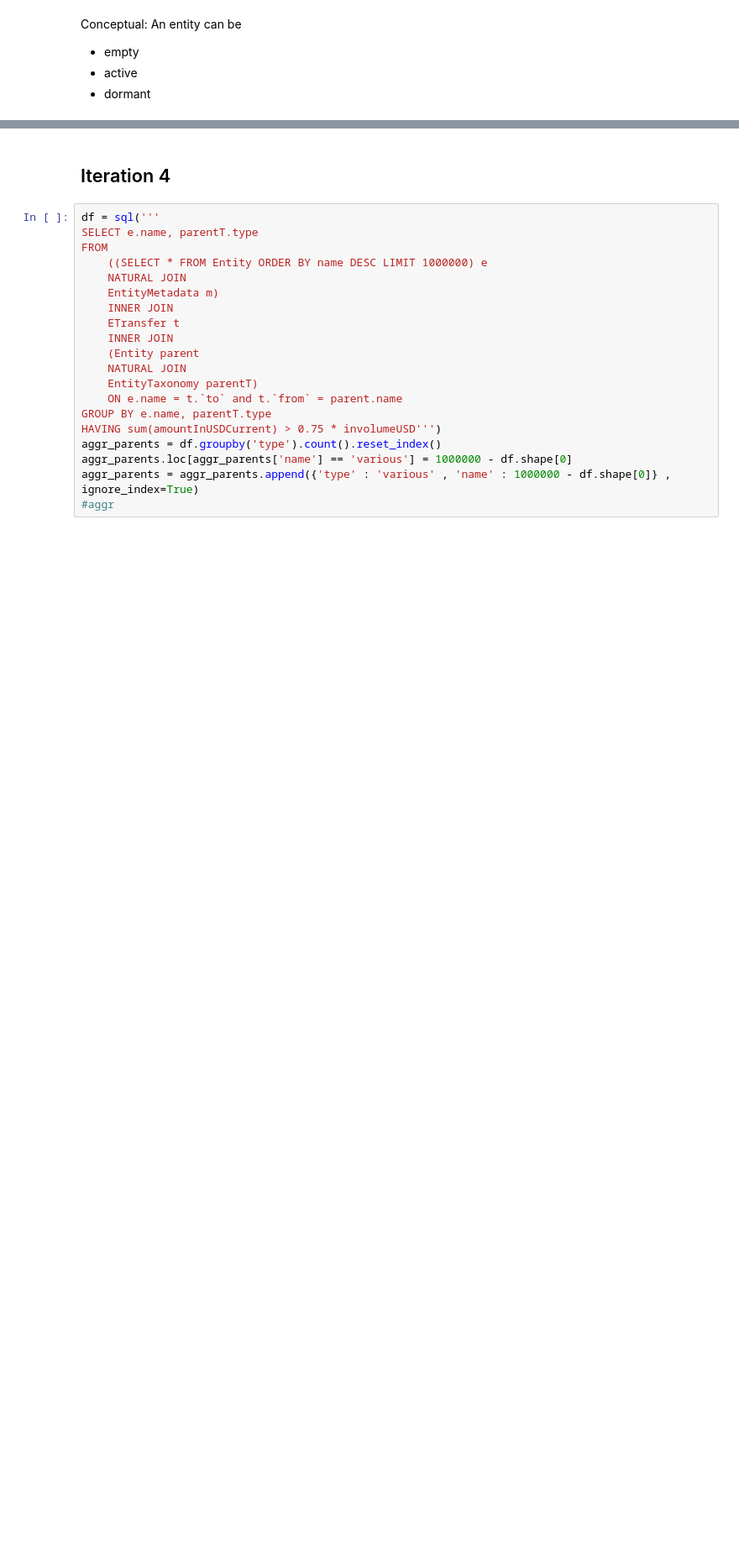
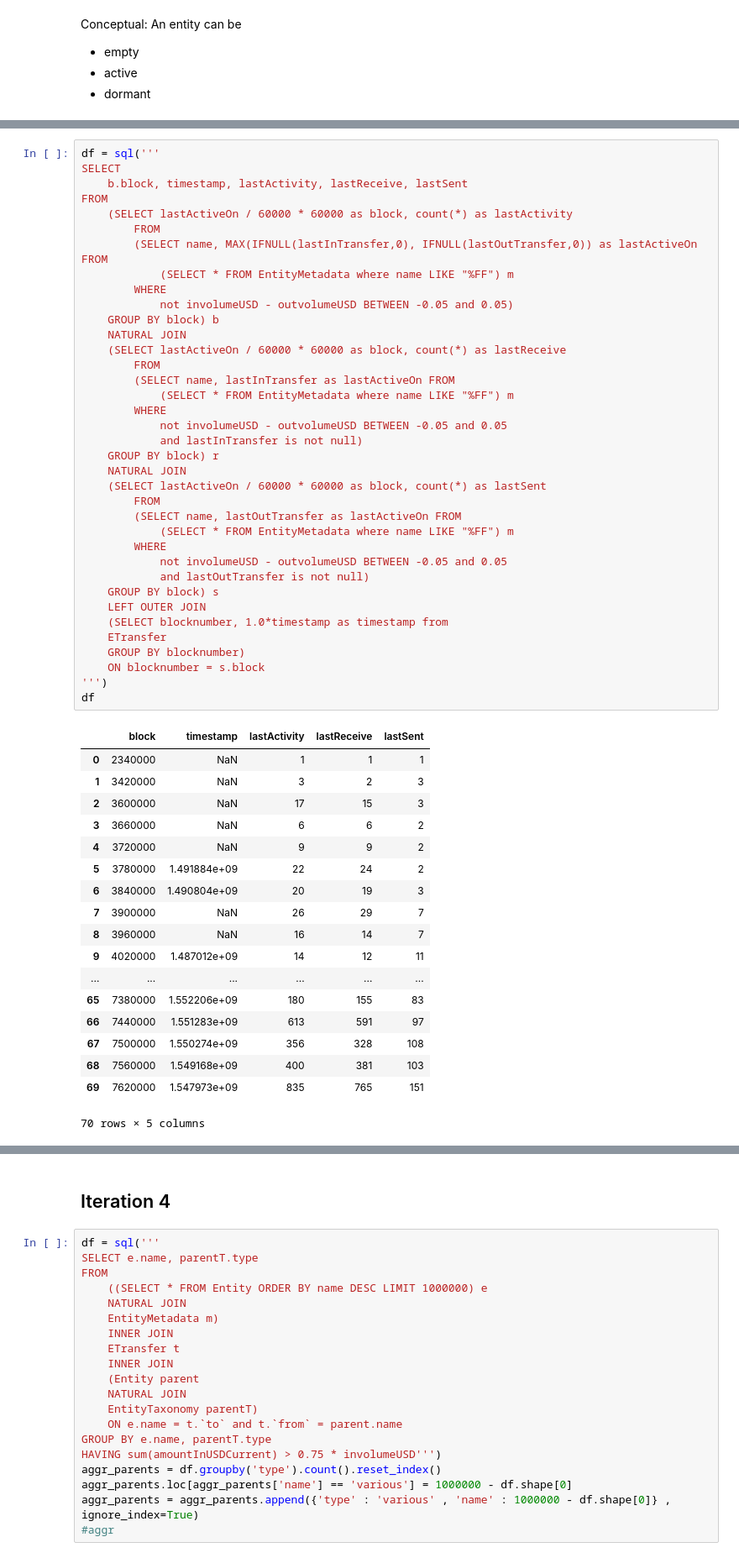
Before and after one commit to daniel-wenzel/polonius, a Jupyter notebook: jupyter/Taxonomy.ipynb, the cells around one changed output, grey strips where cells are left out. Shown: that part at 84% size. Saved outputs shown, nothing was run; the diff lists cells and outputs as text; blank space fills up the shorter version.

```diff
--- a/jupyter/Taxonomy.ipynb
+++ b/jupyter/Taxonomy.ipynb
@@ -208,0 +181,56 @@ sql('''SELECT min(blocknumber), max(blocknumber) FROM ETransfer''')
+# %%
+df = sql('''
+SELECT
+    b.block, timestamp, lastActivity, lastReceive, lastSent
+FROM
+    (SELECT lastActiveOn / 60000 * 60000 as block, count(*) as lastActivity
+        FROM
+        (SELECT name, MAX(IFNULL(lastInTransfer,0), IFNULL(lastOutTransfer,0)) as lastActiveOn FROM
+            (SELECT * FROM EntityMetadata where name LIKE "%FF") m
+        WHERE
+            not involumeUSD - outvolumeUSD BETWEEN -0.05 and 0.05)
+    GROUP BY block) b
+    NATURAL JOIN
+    (SELECT lastActiveOn / 60000 * 60000 as block, count(*) as lastReceive
+        FROM
+        (SELECT name, lastInTransfer as lastActiveOn FROM
+            (SELECT * FROM EntityMetadata where name LIKE "%FF") m
+        WHERE
+            not involumeUSD - outvolumeUSD BETWEEN -0.05 and 0.05
+            and lastInTransfer is not null)
+    GROUP BY block) r
+    NATURAL JOIN
+    (SELECT lastActiveOn / 60000 * 60000 as block, count(*) as lastSent
+        FROM
+        (SELECT name, lastOutTransfer as lastActiveOn FROM
+            (SELECT * FROM EntityMetadata where name LIKE "%FF") m
+        WHERE
+            not involumeUSD - outvolumeUSD BETWEEN -0.05 and 0.05
+            and lastOutTransfer is not null)
+    GROUP BY block) s
+    LEFT OUTER JOIN
+    (SELECT blocknumber, 1.0*timestamp as timestamp from
+    ETransfer
+    GROUP BY blocknumber)
+    ON blocknumber = s.block
+''')
+df
+# %% [output]
+|  | block | timestamp | lastActivity | lastReceive | lastSent |
+| 0 | 2340000 | NaN | 1 | 1 | 1 |
+| 1 | 3420000 | NaN | 3 | 2 | 3 |
+| 2 | 3600000 | NaN | 17 | 15 | 3 |
+| 3 | 3660000 | NaN | 6 | 6 | 2 |
+| 4 | 3720000 | NaN | 9 | 9 | 2 |
+| 5 | 3780000 | 1.491884e+09 | 22 | 24 | 2 |
+| 6 | 3840000 | 1.490804e+09 | 20 | 19 | 3 |
+| 7 | 3900000 | NaN | 26 | 29 | 7 |
+| 8 | 3960000 | NaN | 16 | 14 | 7 |
+| 9 | 4020000 | 1.487012e+09 | 14 | 12 | 11 |
+| ... | ... | ... | ... | ... | ... |
+| 65 | 7380000 | 1.552206e+09 | 180 | 155 | 83 |
+| 66 | 7440000 | 1.551283e+09 | 613 | 591 | 97 |
+| 67 | 7500000 | 1.550274e+09 | 356 | 328 | 108 |
+| 68 | 7560000 | 1.549168e+09 | 400 | 381 | 103 |
+| 69 | 7620000 | 1.547973e+09 | 835 | 765 | 151 |
+70 rows × 5 columns
```
Also changed, not shown: parts of 13 cells of this notebook, 2 other files.
